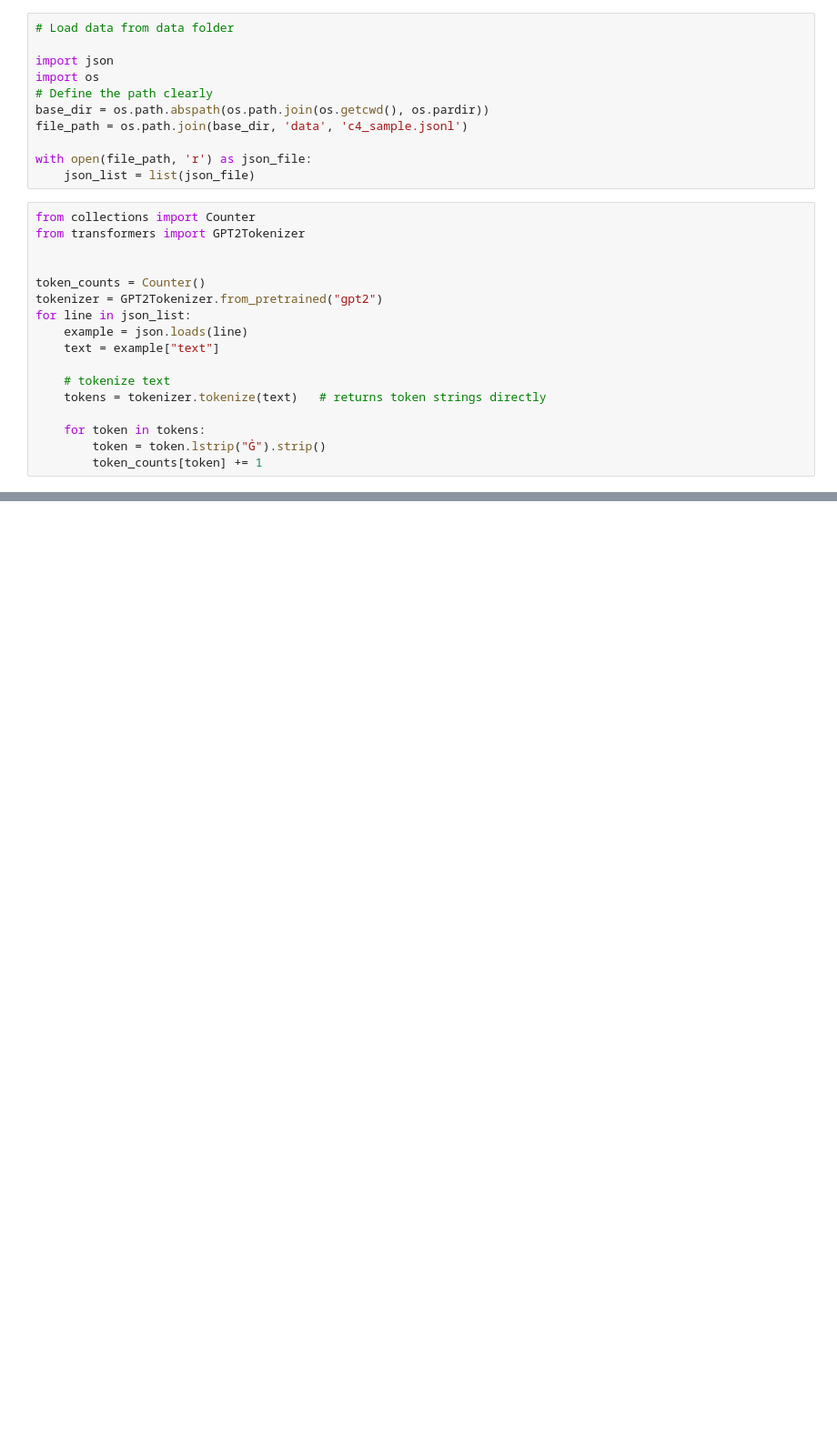
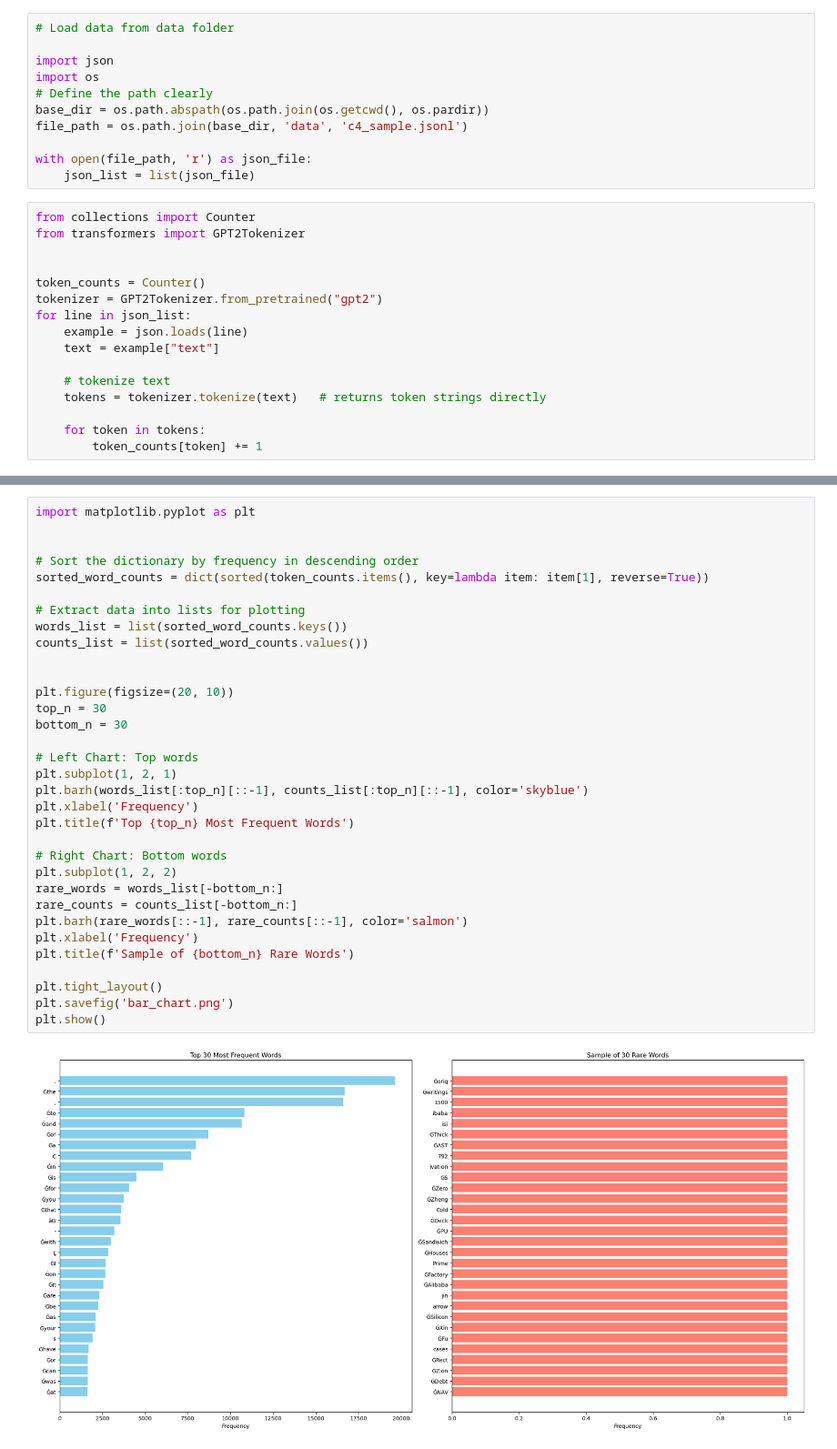
Before and after one commit to Diffusion-bachelor/diffusion-data-constraint-rare-events, a Jupyter notebook: notebooks/find_unique_tokens.ipynb, the cells around one changed output, grey strips where cells are left out. Shown at 91% size. Saved outputs shown, nothing was run; the diff lists cells and outputs as text; blank space fills up the shorter version.

Commit message:
Feat: Added bar chart code for most rare tokens and most frequent tokens. Also added barchart code to compare whether words have space in front or not

```diff
--- a/notebooks/find_unique_tokens.ipynb
+++ b/notebooks/find_unique_tokens.ipynb
@@ -47,6 +47,5 @@ for line in json_list:
     tokens = tokenizer.tokenize(text)   # returns token strings directly
 
     for token in tokens:
-        token = token.lstrip("Ġ").strip()
         token_counts[token] += 1
 # %% [output]
@@ -59,0 +55,35 @@ x["escaping"]
+# %%
+import matplotlib.pyplot as plt
+
+
+# Sort the dictionary by frequency in descending order
+sorted_word_counts = dict(sorted(token_counts.items(), key=lambda item: item[1], reverse=True))
+
+# Extract data into lists for plotting
+words_list = list(sorted_word_counts.keys())
+counts_list = list(sorted_word_counts.values())
+
+
+plt.figure(figsize=(20, 10))
+top_n = 30
+bottom_n = 30
+
+# Left Chart: Top words
+plt.subplot(1, 2, 1)
+plt.barh(words_list[:top_n][::-1], counts_list[:top_n][::-1], color='skyblue')
+plt.xlabel('Frequency')
+plt.title(f'Top {top_n} Most Frequent Words')
+
+# Right Chart: Bottom words
+plt.subplot(1, 2, 2)
+rare_words = words_list[-bottom_n:]
+rare_counts = counts_list[-bottom_n:]
+plt.barh(rare_words[::-1], rare_counts[::-1], color='salmon')
+plt.xlabel('Frequency')
+plt.title(f'Sample of {bottom_n} Rare Words')
+
+plt.tight_layout()
+plt.savefig('bar_chart.png')
+plt.show()
+# %% [output]
+[figure, added]
```
Also changed, not shown: parts of 4 cells of this notebook, 1 other file.
